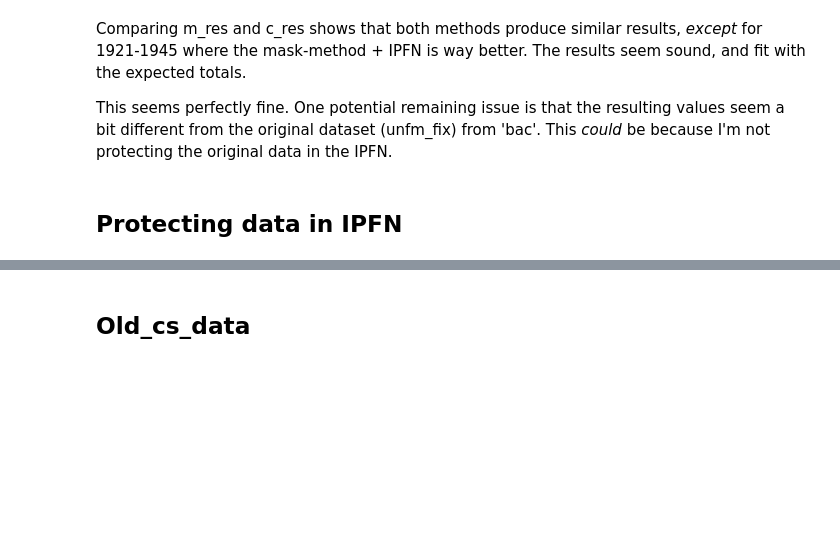
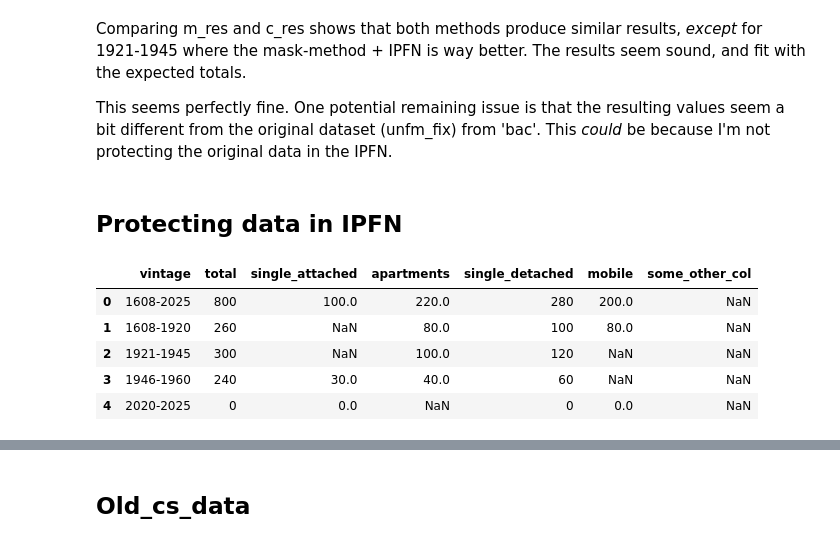
Before and after one commit to CBreton026/uncertimety, a Jupyter notebook: src/uncertimety/temp.ipynb, the cells around one changed output, grey strips where cells are left out. Cells and saved outputs as stored; diff of their text form; code cells hidden in the pictures; blank space fills up the shorter version.

Commit message:
Finish tests to implement IPFN while protecting original data

```diff
--- a/src/uncertimety/temp.ipynb
+++ b/src/uncertimety/temp.ipynb
@@ -712,14 +1402,30 @@ This seems perfectly fine. One potential remaining issue is that the resulting v
 # %% [markdown]
 ## Protecting data in IPFN
 # %%
-# REPRENDRE
+# Define a sample dataframe
 sample_df = pd.DataFrame({
         "vintage": ["1608-2025", "1608-1920", "1921-1945", "1946-1960", "2020-2025"],
         "total": [800, 260, 300, 240, 0],
         "single_attached": [100, 20, 50, 30, 0],
         "apartments": [220, 80, 100, 40, 0],
         "single_detached": [280, 100, 120, 60, 0],
         "mobile": [200, 80, 80, 40, 0],
         "some_other_col": [None, None, None, None, None],
     })
-sample_df
+
+# Define a sample mask with original (True) and missing (False) data
+sample_mask = pd.DataFrame(True, index=sample_df.index, columns=sample_df.columns)
+sample_mask['some_other_col'] = False  # TODO test with a 'false' at 0?
+sample_mask.loc[2:3, 'mobile'] = False
+sample_mask.loc[1:2, 'single_attached'] = False
+sample_mask.loc[4, 'apartments'] = False
+
+# Apply mask to sample df
+sample_df[sample_mask]
+# %% [output]
+|  | vintage | total | single_attached | apartments | single_detached | mobile | some_other_col |
+| 0 | 1608-2025 | 800 | 100.0 | 220.0 | 280 | 200.0 | NaN |
+| 1 | 1608-1920 | 260 | NaN | 80.0 | 100 | 80.0 | NaN |
+| 2 | 1921-1945 | 300 | NaN | 100.0 | 120 | NaN | NaN |
+| 3 | 1946-1960 | 240 | 30.0 | 40.0 | 60 | NaN | NaN |
+| 4 | 2020-2025 | 0 | 0.0 | NaN | 0 | 0.0 | NaN |
```
Also changed, not shown: parts of 33 cells of this notebook.
